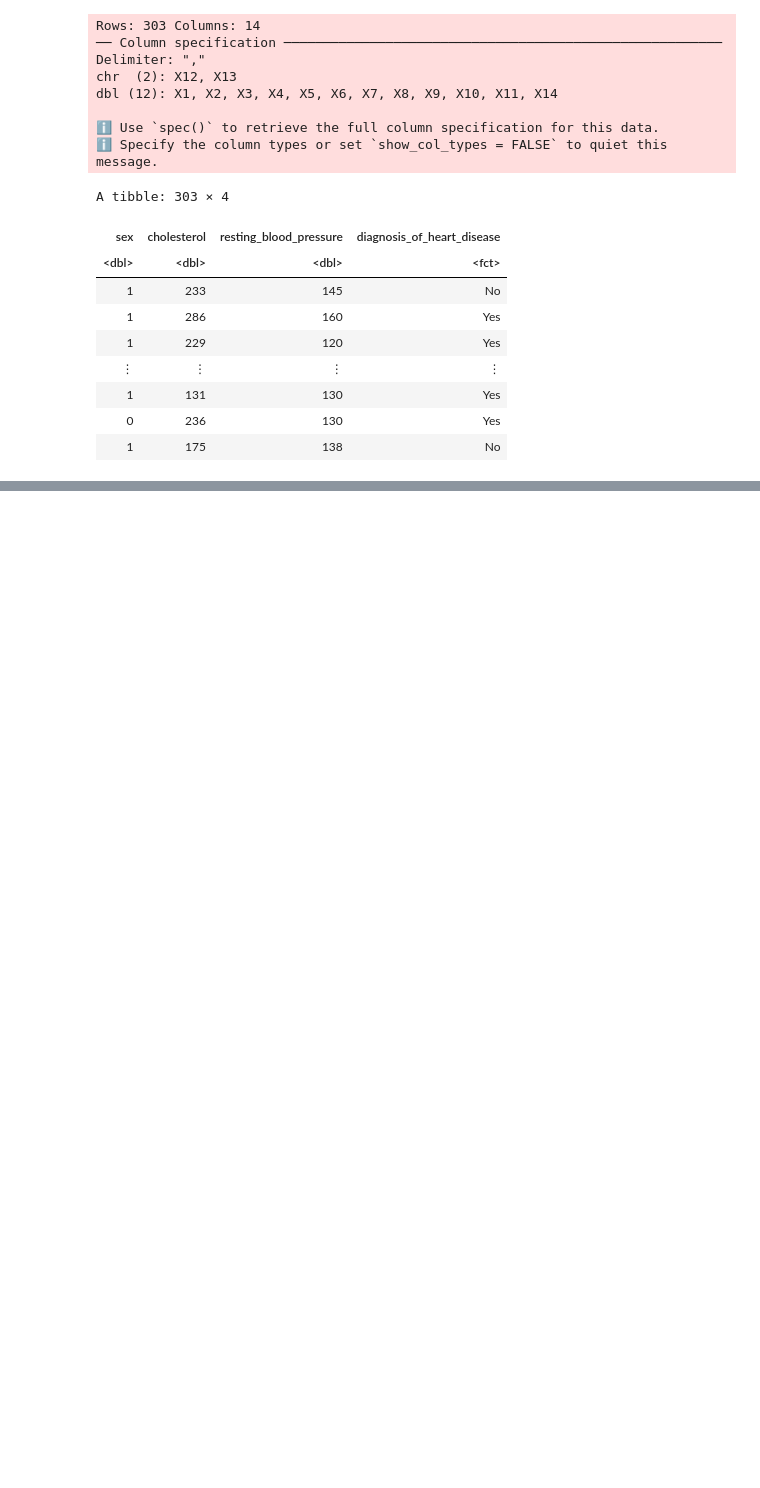
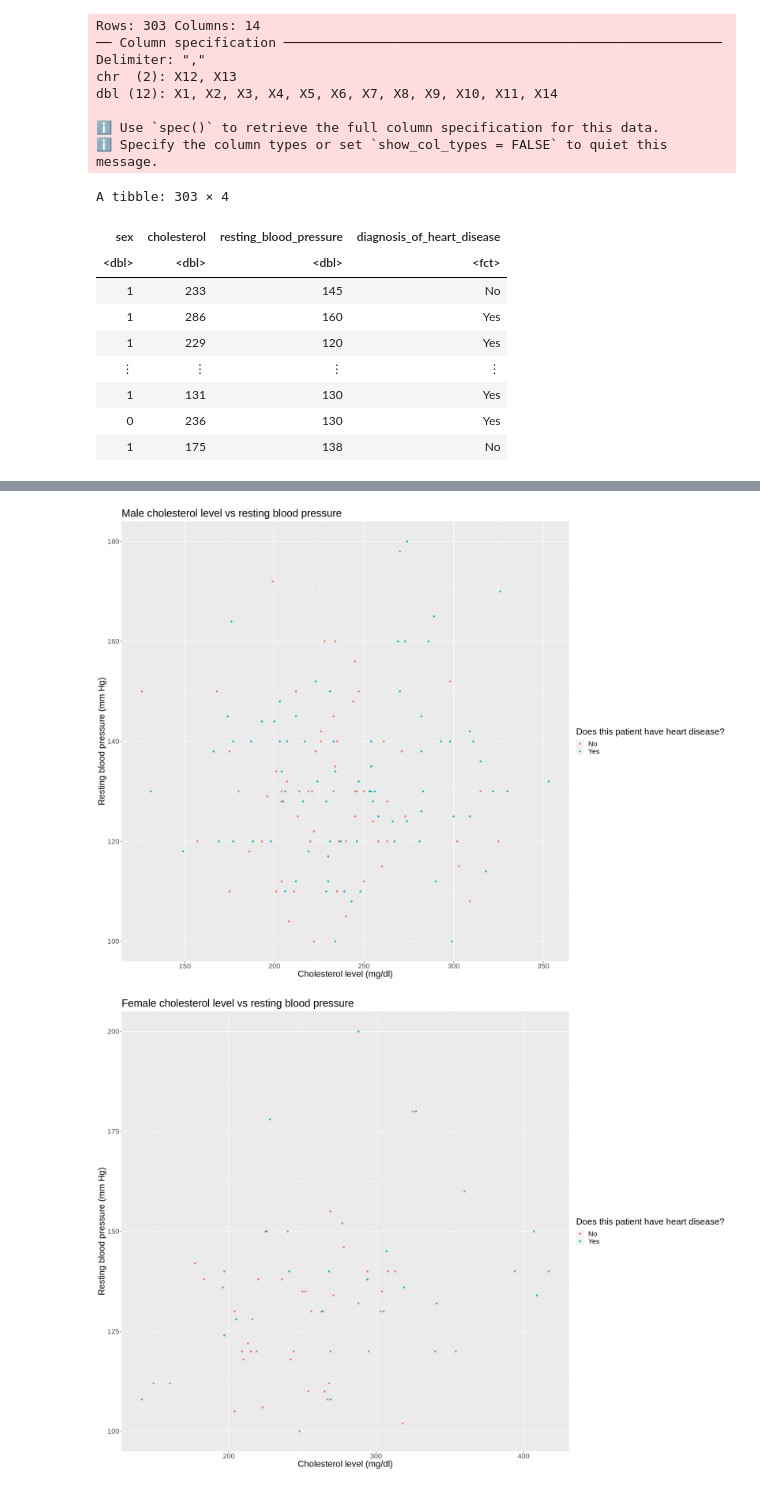
Before and after one commit to edwzou/DSCI-100-Project, a Jupyter notebook: Group 45.ipynb, the cells around one changed output, grey strips where cells are left out. Cells and saved outputs as stored; diff of their text form; code cells hidden in the pictures; blank space fills up the shorter version.

Commit message:
Added almost complete write up from docs (just need to cut); uncommented certain tables and graphs want to show

```diff
--- a/Group 45.ipynb
+++ b/Group 45.ipynb
@@ -58,14 +53,14 @@ options(repr.matrix.max.rows = 6)
 • Use tidymodels_prefer() to resolve common conflicts.
 # %%
-cleveland <- read_csv(url("https://archive.ics.uci.edu/ml/machine-learning-databases/heart-disease/processed.cleveland.data"), col_names = FALSE) %>%
+cleveland <- read_csv(url("https://archive.ics.uci.edu/ml/machine-learning-databases/heart-disease/processed.cleveland.data"), col_names = FALSE) |>
     rename(age = X1, sex = X2, chest_pain = X3, resting_blood_pressure = X4,
            cholesterol = X5, fast_blood_sugar = X6, resting_electrocardiographic_results = X7,
            maximum_heart_rate_achieved = X8, exercise_induced_angina = X9,
            ST_depression_induced_by_exercise_relative_to_rest = X10,
            the_slope_of_the_peak_exercise_ST_segment = X11,
            number_of_major_vessels_colored_by_flourosopy = X12, thalassemia = X13,
-           diagnosis_of_heart_disease = X14) %>%
-    select(sex, cholesterol, resting_blood_pressure, diagnosis_of_heart_disease) %>%
+           diagnosis_of_heart_disease = X14) |>
+    select(sex, cholesterol, resting_blood_pressure, diagnosis_of_heart_disease) |>
     mutate(diagnosis_of_heart_disease = as_factor(diagnosis_of_heart_disease),
                 diagnosis_of_heart_disease = recode(diagnosis_of_heart_disease,
                                                     "0" = "No",
@@ -96,43 +95,44 @@ A tibble: 303 × 4
 # %%
-male_data <- cleveland %>%
+male_data <- cleveland |>
         filter(sex == 1)
 
-female_data <- cleveland %>%
+female_data <- cleveland |>
         filter(sex == 0)
 
-male_count <- male_data %>%
-        summarize(n = n())
-
-female_count <- female_data %>%
-        summarize(n = n())
-
-cholesterol_average_male <- male_data %>%
+cholesterol_average_male <- male_data |>
         summarize(cholesterol = mean(cholesterol))
 
-cholesterol_average_female <- female_data %>%
+cholesterol_average_female <- female_data |>
         summarize(cholesterol = mean(cholesterol))
 
 
-resting_blood_pressure_average_male <- male_data %>%
+resting_blood_pressure_average_male <- male_data |>
         summarize(resting_blood_pressure = mean(resting_blood_pressure))
 
-resting_blood_pressure_average_female <- female_data %>%
+resting_blood_pressure_average_female <- female_data |>
         summarize(resting_blood_pressure = mean(resting_blood_pressure))
 
 average_table <- data.frame(X1 = cholesterol_average_male,
                             X2 = cholesterol_average_female,
                             X3 = resting_blood_pressure_average_male,
-                            X4 = resting_blood_pressure_average_female) %>%
+                            X4 = resting_blood_pressure_average_female) |>
         rename(male_cholesterol_average = cholesterol, female_cholesterol_average = cholesterol.1,
                male_resting_blood_pressure_average = resting_blood_pressure,
                female_resting_blood_pressure_average = resting_blood_pressure.1,)
 
 #male_data
 #female_data
-#male_count
-#female_count
 #cholesterol_average_male
 #cholesterol_average_female
 #resting_blood_pressure_average_male
 #resting_blood_pressure_average_female
-#average_table
+average_table
+
+male_count <- male_data |>
+        summarize(number_of_male_observations = n())
+
+female_count <- female_data |>
+        summarize(number_of_female_observations = n())
+
+male_count
+female_count
@@ -141,32 +156,35 @@ Write here about what the chrolesterol average and resting blood pressure averag
 # %%
 male_split <- initial_split(male_data, prop = 0.70, strata = diagnosis_of_heart_disease)
 male_train <- training(male_split)
 male_test <- testing(male_split)
 
 female_split <- initial_split(female_data, prop = 0.70, strata = diagnosis_of_heart_disease)
 female_train <- training(female_split)
 female_test <- testing(female_split)
 
 options(repr.plot.width = 20, repr.plot.height = 15)
 
 male_train_plot <- ggplot(data = male_train, aes(x = cholesterol, y = resting_blood_pressure)) +
     geom_point(aes(colour = diagnosis_of_heart_disease)) +
     labs(colour = "Does this patient have heart disease?") +
     ggtitle("Male cholesterol level vs resting blood pressure") +
     xlab("Cholesterol level (mg/dl)") +
     ylab("Resting blood pressure (mm Hg)") +
     theme(text = element_text(size = 20))
 
 female_train_plot <- ggplot(data = female_train, aes(x = cholesterol, y = resting_blood_pressure)) +
     geom_point(aes(colour = diagnosis_of_heart_disease)) +
     labs(colour = "Does this patient have heart disease?") +
     ggtitle("Female cholesterol level vs resting blood pressure") +
     xlab("Cholesterol level (mg/dl)") +
     ylab("Resting blood pressure (mm Hg)") +
     theme(text = element_text(size = 20))
 
-#male_train_plot
-#female_train_plot
+male_train_plot
+female_train_plot
+# %% [output]
+[figure, added]
+[figure, added]
 # %% [markdown]
 ## Methods:
 *Explain how you will conduct either your data analysis and which variables/columns you will use. Note - you do not need to use all variables/columns that exist in the raw data set. In fact, that's often not a good idea. For each variable think: is this a useful variable for prediction?*
```
Also changed, not shown: parts of 9 cells of this notebook.
